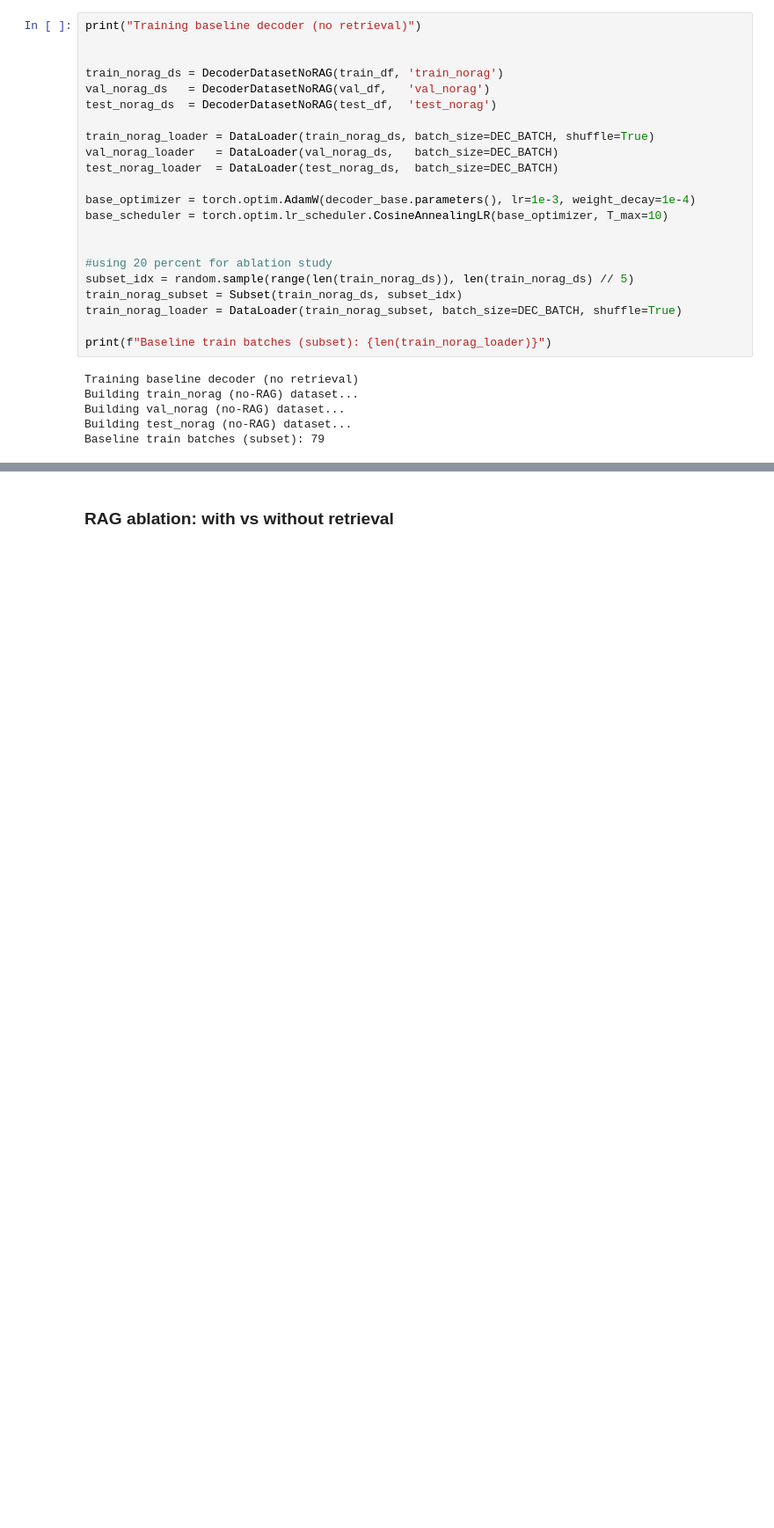
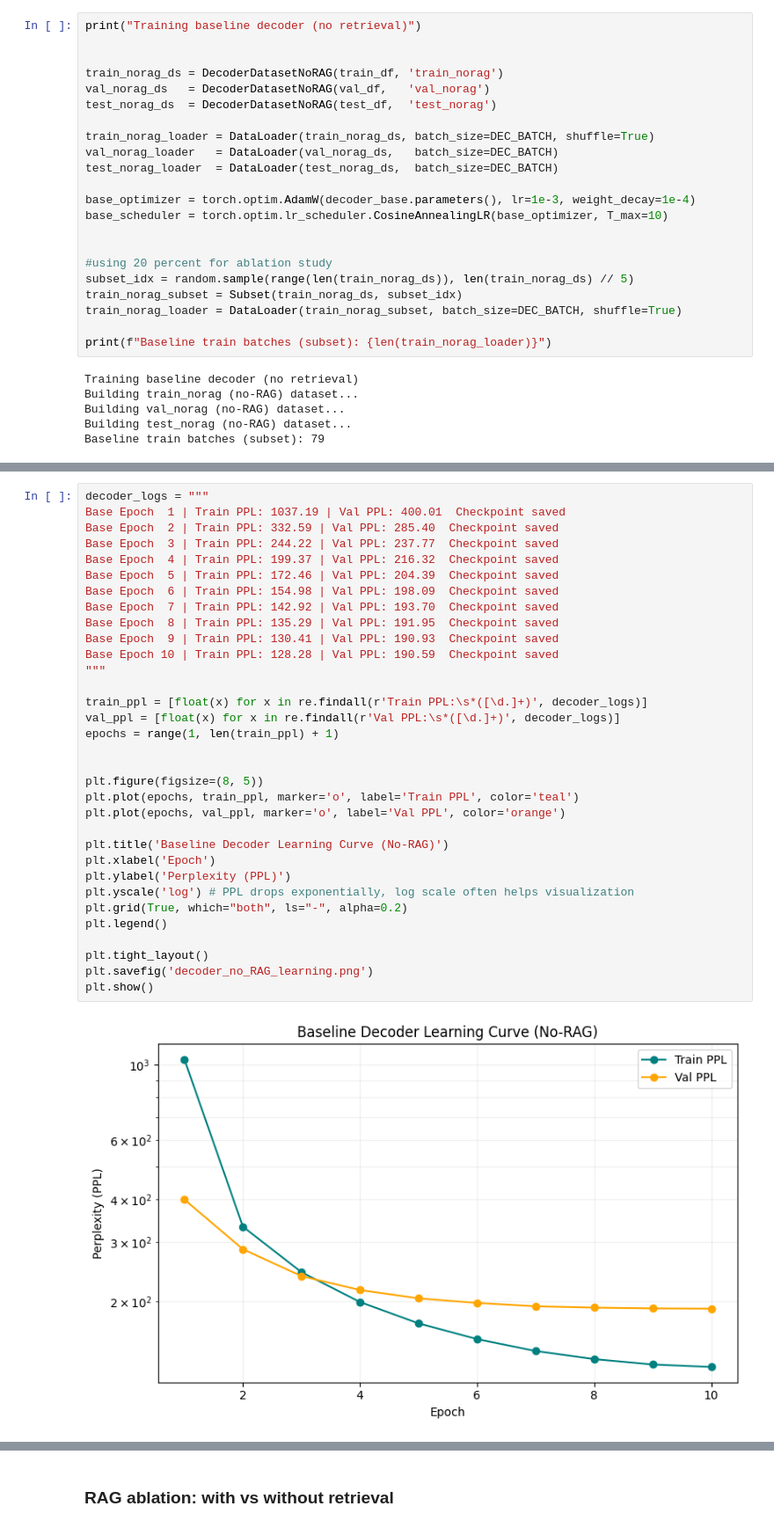
Before and after one commit to noorulhuda555/i23-2099_Assignment3_DS-B, a Jupyter notebook: i232099-NLP-Assignment3.ipynb, the cells around one changed output, grey strips where cells are left out. Shown at 88% size. Saved outputs shown, nothing was run; the diff lists cells and outputs as text; blank space fills up the shorter version.

```diff
--- a/i232099-NLP-Assignment3.ipynb
+++ b/i232099-NLP-Assignment3.ipynb
@@ -1411,3 +1512,38 @@ Base Epoch  9 | Train PPL: 130.41 | Val PPL: 190.93
   Checkpoint saved
 Base Epoch 10 | Train PPL: 128.28 | Val PPL: 190.59
   Checkpoint saved
+# %%
+decoder_logs = """
+Base Epoch  1 | Train PPL: 1037.19 | Val PPL: 400.01  Checkpoint saved
+Base Epoch  2 | Train PPL: 332.59 | Val PPL: 285.40  Checkpoint saved
+Base Epoch  3 | Train PPL: 244.22 | Val PPL: 237.77  Checkpoint saved
+Base Epoch  4 | Train PPL: 199.37 | Val PPL: 216.32  Checkpoint saved
+Base Epoch  5 | Train PPL: 172.46 | Val PPL: 204.39  Checkpoint saved
+Base Epoch  6 | Train PPL: 154.98 | Val PPL: 198.09  Checkpoint saved
+Base Epoch  7 | Train PPL: 142.92 | Val PPL: 193.70  Checkpoint saved
+Base Epoch  8 | Train PPL: 135.29 | Val PPL: 191.95  Checkpoint saved
+Base Epoch  9 | Train PPL: 130.41 | Val PPL: 190.93  Checkpoint saved
+Base Epoch 10 | Train PPL: 128.28 | Val PPL: 190.59  Checkpoint saved
+"""
+
+train_ppl = [float(x) for x in re.findall(r'Train PPL:\s*([\d.]+)', decoder_logs)]
+val_ppl = [float(x) for x in re.findall(r'Val PPL:\s*([\d.]+)', decoder_logs)]
+epochs = range(1, len(train_ppl) + 1)
+
+
+plt.figure(figsize=(8, 5))
+plt.plot(epochs, train_ppl, marker='o', label='Train PPL', color='teal')
+plt.plot(epochs, val_ppl, marker='o', label='Val PPL', color='orange')
+
+plt.title('Baseline Decoder Learning Curve (No-RAG)')
+plt.xlabel('Epoch')
+plt.ylabel('Perplexity (PPL)')
+plt.yscale('log') # PPL drops exponentially, log scale often helps visualization
+plt.grid(True, which="both", ls="-", alpha=0.2)
+plt.legend()
+
+plt.tight_layout()
+plt.savefig('decoder_no_RAG_learning.png')
+plt.show()
+# %% [output]
+[figure, added]
```
Also changed, not shown: parts of 14 cells of this notebook.
